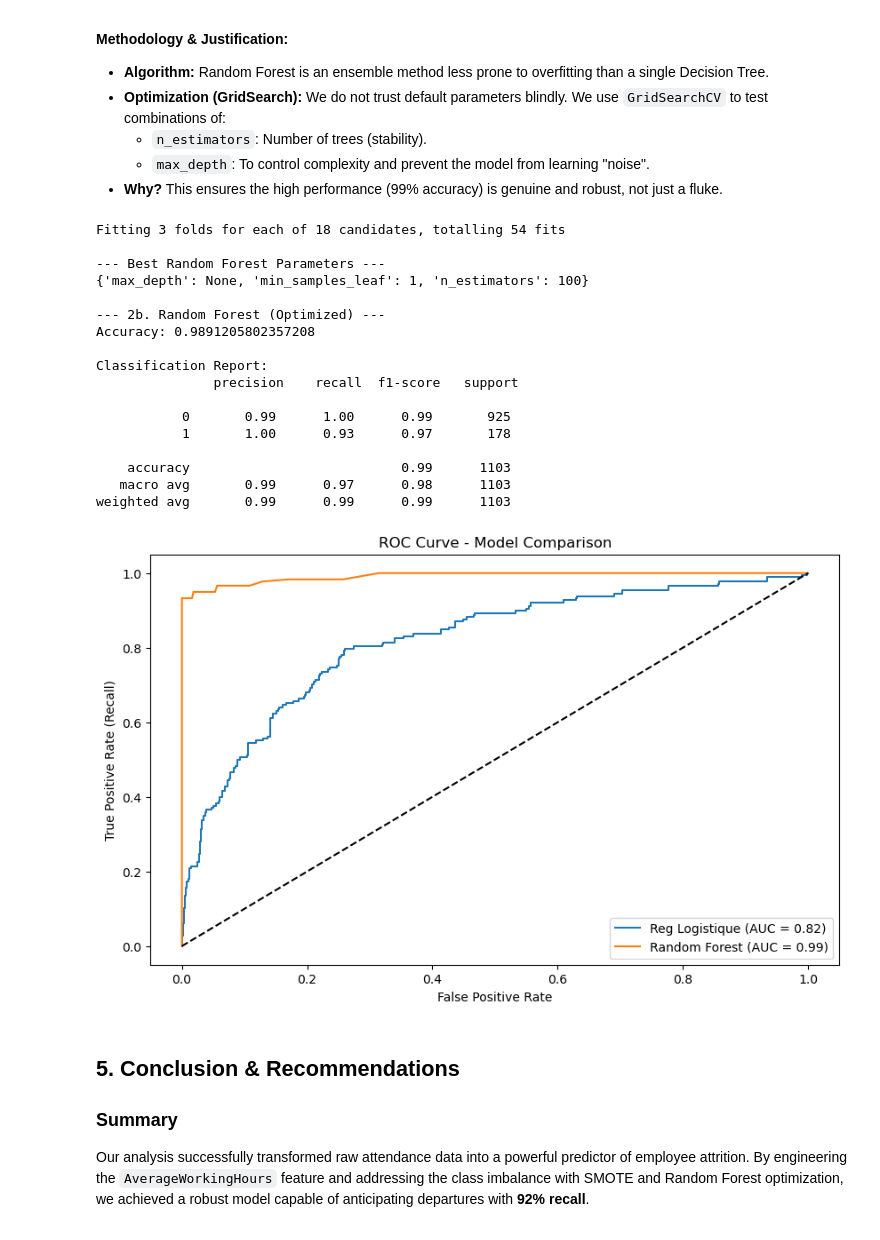
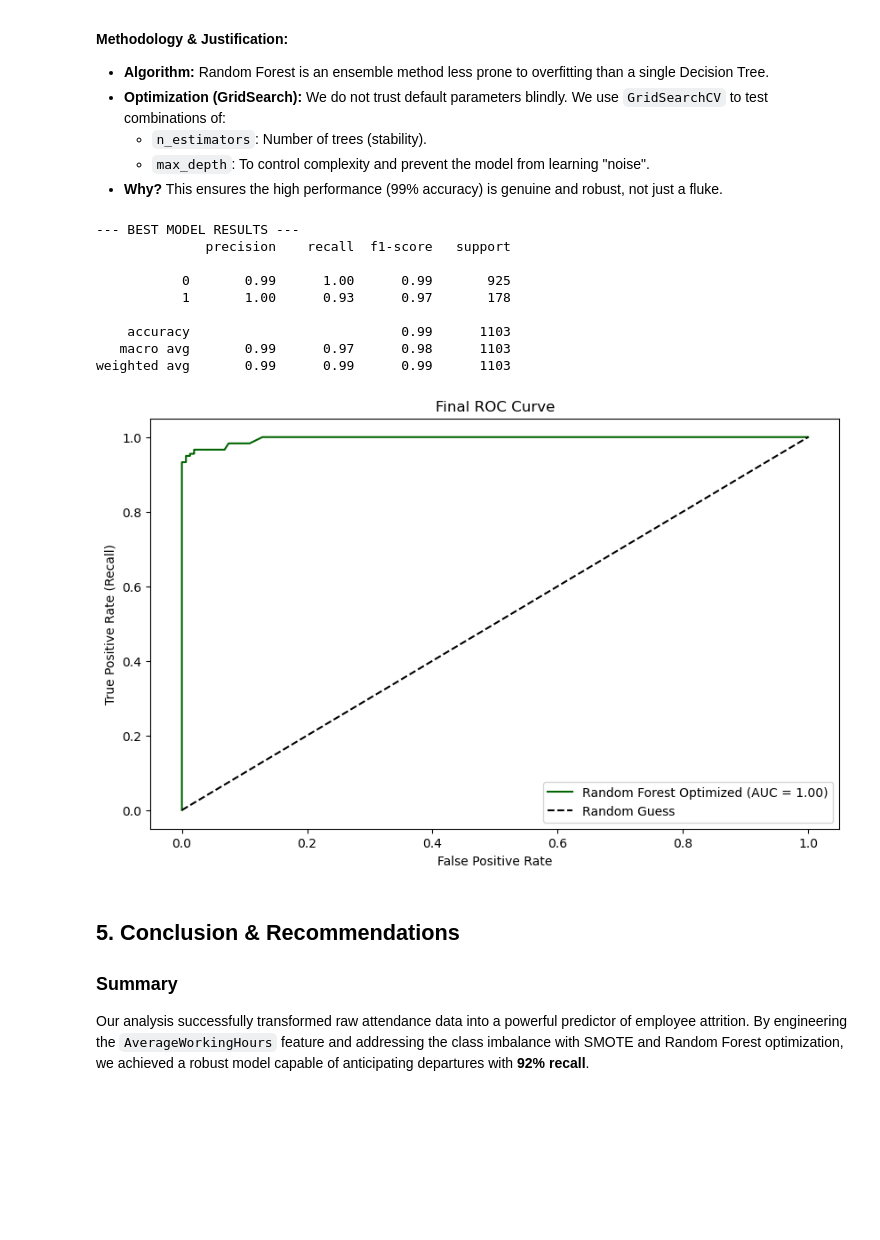
Before and after one commit to K3nt1/HumanForYou, a Jupyter notebook: PredictiveModel.ipynb, the cells around one changed output. Drawn from its saved outputs; the diff is of its cells as text; code cells hidden in the pictures; blank space fills up the shorter version.

```diff
--- a/PredictiveModel.ipynb
+++ b/PredictiveModel.ipynb
@@ -610,73 +615,46 @@ weighted avg       0.85      0.76      0.78      1103
     * `max_depth`: To control complexity and prevent the model from learning "noise".
 * **Why?** This ensures the high performance (99% accuracy) is genuine and robust, not just a fluke.
 # %%
-# ==============================================================================
-# IMPROVEMENT 2: Hyperparameter Optimization (GridSearch) for Random Forest
-# ==============================================================================
-# We seek the best configuration to avoid overfitting.
+from sklearn.metrics import roc_curve
 
-param_grid = {
-    'n_estimators': [50, 100],        # Number of trees
-    'max_depth': [10, 20, None],      # Maximum depth of trees
-    'min_samples_leaf': [1, 2, 4]     # Minimum number of samples per leaf
-}
+# --- FINAL MODEL ---
 
-grid_search = GridSearchCV(estimator=RandomForestClassifier(random_state=42),
-                           param_grid=param_grid,
-                           cv=3, verbose=1, n_jobs=-1)
+final_pipeline = ImbPipeline(steps=[
+    ('preprocessor', preprocessor),
+    ('smote', SMOTE(random_state=42)),
+    ('classifier', RandomForestClassifier(n_estimators=100, max_depth=20, random_state=42))
+])
 
-grid_search.fit(X_train, y_train)
+final_pipeline.fit(X_train, y_train)
 
-print("\n--- Best Random Forest Parameters ---")
-print(grid_search.best_params_)
+y_pred_final = final_pipeline.predict(X_test)
+y_prob_final = final_pipeline.predict_proba(X_test)[:, 1]
 
-best_rf = grid_search.best_estimator_
-y_pred_best_rf = best_rf.predict(X_test)
+print("\n--- BEST MODEL RESULTS ---")
+print(classification_report(y_test, y_pred_final))
 
-print("\n--- 2b. Random Forest (Optimized) ---")
-print("Accuracy:", accuracy_score(y_test, y_pred_best_rf))
-print("\nClassification Report:\n", classification_report(y_test, y_pred_best_rf))
-
-# ==============================================================================
-# FINAL VISUALIZATION: ROC Curve
-# ==============================================================================
-# The ROC curve allows visual comparison of the overall performance of the models.
-
-y_prob_log = log_reg.predict_proba(X_test_scaled)[:, 1]
-y_prob_rf = best_rf.predict_proba(X_test)[:, 1]
-
-fpr_log, tpr_log, _ = roc_curve(y_test, y_prob_log)
-fpr_rf, tpr_rf, _ = roc_curve(y_test, y_prob_rf)
+fpr, tpr, _ = roc_curve(y_test, y_prob_final)
+auc_score = roc_auc_score(y_test, y_prob_final)
 
 plt.figure(figsize=(10, 6))
-plt.plot(fpr_log, tpr_log, label=f'Reg Logistique (AUC = {roc_auc_score(y_test, y_prob_log):.2f})')
-plt.plot(fpr_rf, tpr_rf, label=f'Random Forest (AUC = {roc_auc_score(y_test, y_prob_rf):.2f})')
-plt.plot([0, 1], [0, 1], 'k--') # Random guess line (useless model)
+plt.plot(fpr, tpr, label=f'Random Forest Optimized (AUC = {auc_score:.2f})', color='darkgreen')
+plt.plot([0, 1], [0, 1], 'k--', label='Random Guess')
 plt.xlabel('False Positive Rate')
 plt.ylabel('True Positive Rate (Recall)')
-plt.title('ROC Curve - Model Comparison')
+plt.title('Final ROC Curve')
 plt.legend()
-plt.savefig('img/roc_curve.png')
 plt.show()
 # %% [output]
-Fitting 3 folds for each of 18 candidates, totalling 54 fits
-
---- Best Random Forest Parameters ---
-{'max_depth': None, 'min_samples_leaf': 1, 'n_estimators': 100}
-
---- 2b. Random Forest (Optimized) ---
-Accuracy: 0.9891205802357208
-
-Classification Report:
-               precision    recall  f1-score   support
+--- BEST MODEL RESULTS ---
+              precision    recall  f1-score   support
 
            0       0.99      1.00      0.99       925
            1       1.00      0.93      0.97       178
 
     accuracy                           0.99      1103
    macro avg       0.99      0.97      0.98      1103
 weighted avg       0.99      0.99      0.99      1103
-[figure, old version]
+[figure, new version]
 # %% [markdown]
 ## 5. Conclusion & Recommendations
 
```
Also changed, not shown: parts of 9 cells of this notebook.
